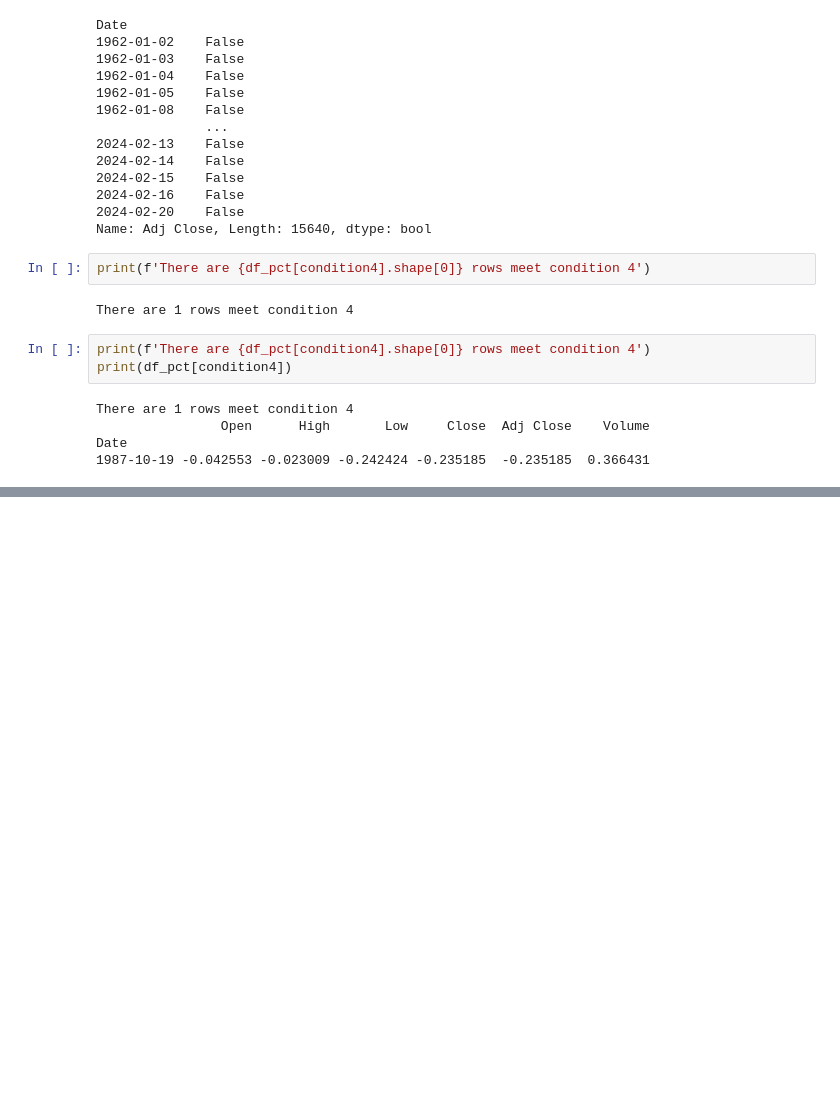
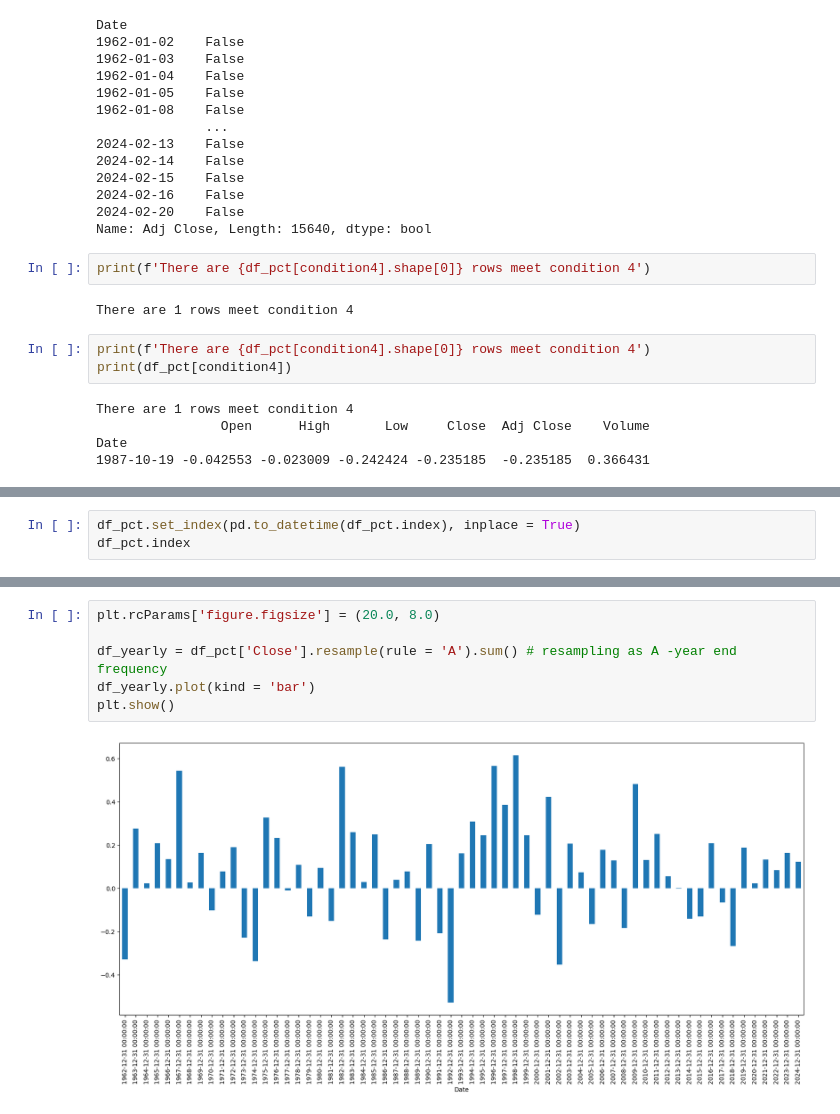
Before and after one commit to pNatTueku/basicPython, a Jupyter notebook: basic_pandas_03.ipynb, the cells around one changed output, grey strips where cells are left out. Saved outputs shown, nothing was run; the diff lists cells and outputs as text; blank space fills up the shorter version.

```diff
--- a/basic_pandas_03.ipynb
+++ b/basic_pandas_03.ipynb
@@ -563,0 +648,3 @@ Date
+# %%
+df_pct.set_index(pd.to_datetime(df_pct.index), inplace = True)
+df_pct.index
@@ -563,0 +745,8 @@ Date
+# %%
+plt.rcParams['figure.figsize'] = (20.0, 8.0)
+
+df_yearly = df_pct['Close'].resample(rule = 'A').sum() # resampling as A -year end frequency
+df_yearly.plot(kind = 'bar')
+plt.show()
+# %% [output]
+[figure, added]
```
Also changed, not shown: parts of 18 cells of this notebook.
